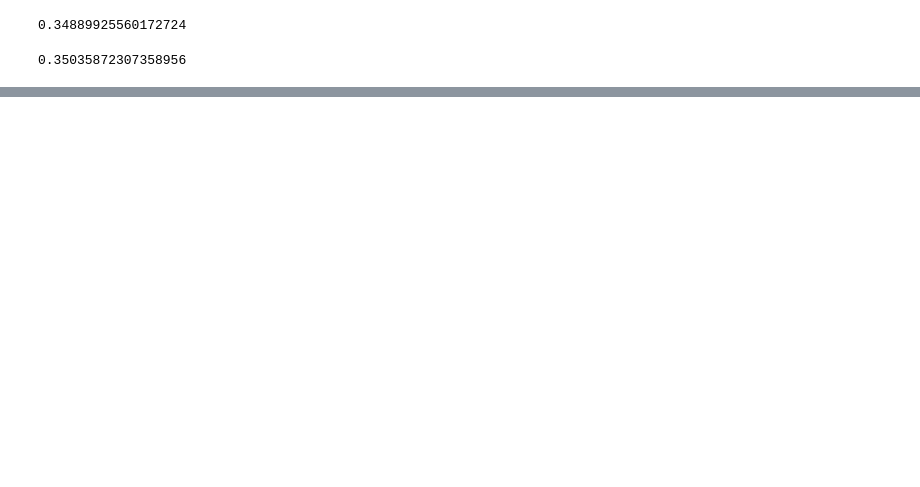
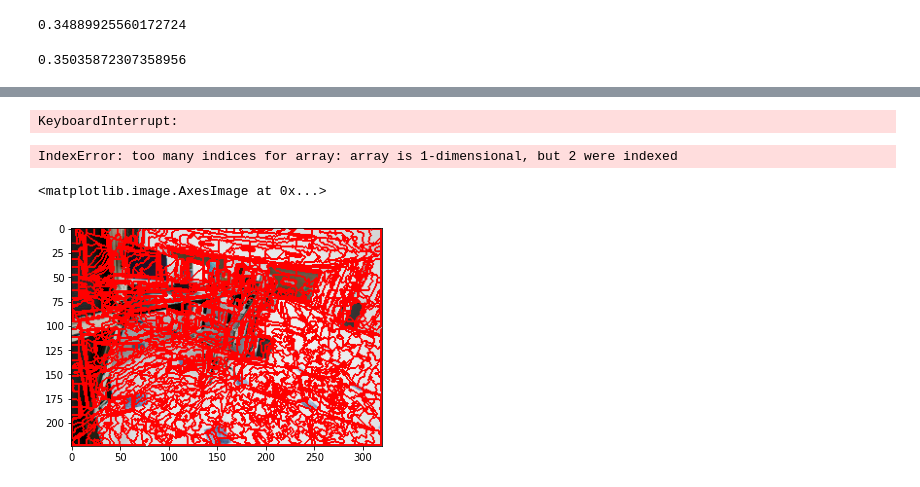
Before and after one commit to h-gokul/differentiable-slic, a Jupyter notebook: depthEstimation.ipynb, the cells around one changed output, grey strips where cells are left out. Drawn from its saved outputs; the diff is of its cells as text; code cells hidden in the pictures; blank space fills up the shorter version.

Commit message:
flow trainer done

```diff
--- a/depthEstimation.ipynb
+++ b/depthEstimation.ipynb
@@ -164,0 +170,7 @@ np.mean(epe)
+# %%
+from tartandataloader import TartanLoader
+from torch.utils.data import DataLoader
+from loss import EPE
+
+valset = TartanLoader(basepath = ['Data/office2'], mode = 'test05', scale = 2)
+val_loader = DataLoader(valset, batch_size=1, shuffle=False, num_workers=4)
@@ -165,17 +183,39 @@ np.mean(epe)
 # %%
-# [TODO] Depth Estimation with Tartan Dataloader
-for idx , sample in tqdm(dataloader):
-    im0, im1, flow, depth, tr_gt, rot_gt, intrinsics, ssn_input, ssn_params = sample
+EPEs, EPEseg = [], []
+means = []
+for idx , sample in tqdm(enumerate(val_loader)):
+    im0, im1, flow,flow_inliers, depth_gt, tr_gt, rot_gt, intrinsics, = to_device(sample[:-2], device)
 
-    padder = InputPadder(im1.shape, mode='sintel')
-    input1, input2 = padder.pad(im1, im2)
+    flow_low, flow_pr = net(im0, im1, iters=24, test_mode=True)
+    epe.append(EPE(flow_pr, flow).item())
 
-    flow_low, flow_pr = net(input1, input2, iters=24, test_mode=True)
-    # epe.append(EPE(flow_pr, flow).item())
+    ssn_input = sample[-2].to(device)
+    ssn_params = to_device(sample[-1], device)
+    ssn_params.extend([None])
 
-    ssn_input = ssn_input.to(device)
-    ssn_params = to_device(ssn_params, device)
-    ssn_params.extend([None])
     _, spix_indices = SSNLayer(ssn_input, ssn_params)
+    spix_indices = crop_like(spix_indices.unsqueeze(1), im1)
 
-    net(im0, im1)
+    segflow_GT, _ = superpixel_flow( flow.clone(), spix_indices)
+    segflow_pred, _ = superpixel_flow( flow_pr.clone(), spix_indices)
+
+    depth_pred = computedepth([tr_gt, rot_gt, intrinsics, flow], device) # use any flow function
+
+    EPEseg.append(EPE(segflow_pred, flow).item())
+    EPEs.append(EPE(flow_pr, flow).item())
+# %% [output]
+KeyboardInterrupt:
+# %%
+means = np.array(means)
+plt.plot(means[:,0])
+plt.plot(means[:,1])
+# %% [output]
+IndexError: too many indices for array: array is 1-dimensional, but 2 were indexed
+# %%
+given_img = imgtensor2np(im0[0]).astype(np.uint8)
+segmented_img = segmentfromLabels(given_img, spix_indices[0], ssn_params[0],ssn_params[1], connect=True)
+# %%
+plt.imshow(segmented_img)
+# %% [output]
+<matplotlib.image.AxesImage at 0x...>
+[figure, added]
```
Also changed, not shown: parts of 16 cells of this notebook, 9 other files.
